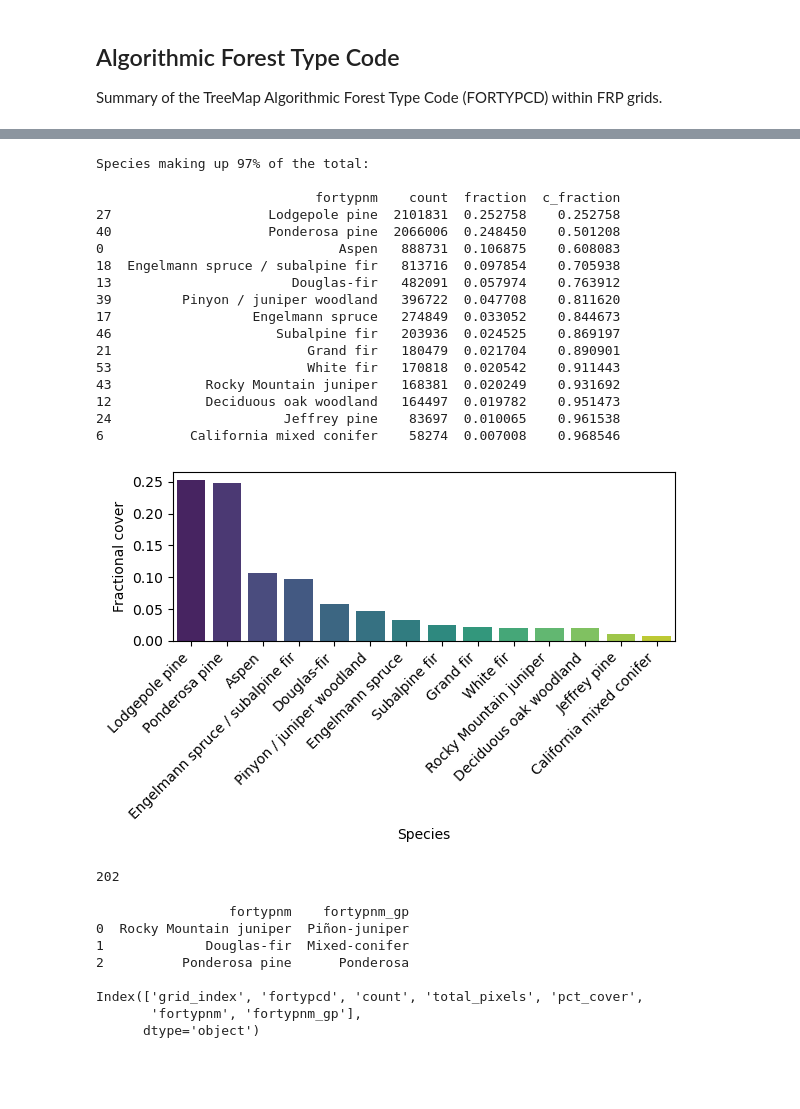
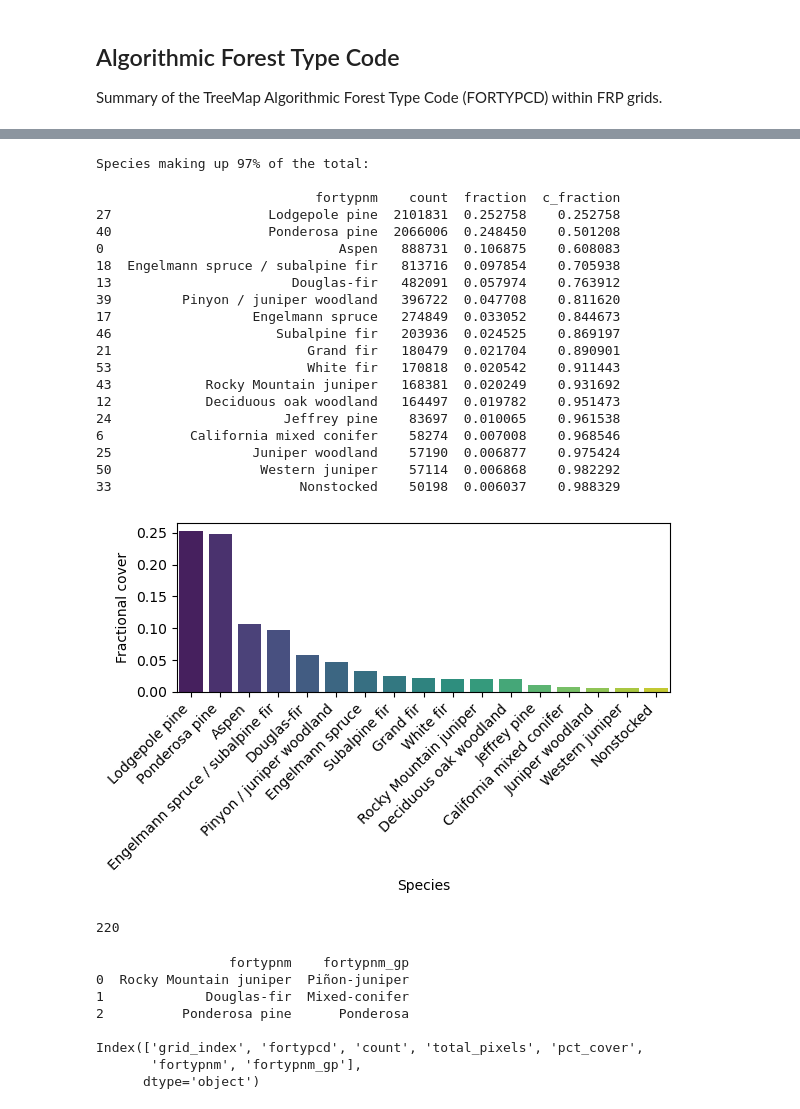
Before and after one commit to natshoff/aspen-fire-fork, a Jupyter notebook: Aim2/code/Python/04b_TreeMap_FIA-FORTYPCD.ipynb, the cells around one changed output, grey strips where cells are left out. Saved outputs shown, nothing was run; the diff lists cells and outputs as text; code cells hidden in the pictures; blank space fills up the shorter version.

```diff
--- a/Aim2/code/Python/04b_TreeMap_FIA-FORTYPCD.ipynb
+++ b/Aim2/code/Python/04b_TreeMap_FIA-FORTYPCD.ipynb
@@ -188,39 +208,42 @@ spp_pr['fraction'] = spp_pr['count'] / spp_pr['count'].sum()
 spp_pr = spp_pr.sort_values(by='fraction', ascending=False)
 # which species make up 97% of observations?
 spp_pr['c_fraction'] = spp_pr['fraction'].cumsum()
-top_species = spp_pr[spp_pr['c_fraction'] <= 0.97]
+top_species = spp_pr[spp_pr['c_fraction'] <= 0.99]
 print(f"\n\nSpecies making up 97% of the total: \n\n{top_species}\n\n")
 
 # plot it
 plt.figure(figsize=(6, 4))
 sns.barplot(data=top_species, x='fortypnm', y='fraction', palette='viridis')
 plt.xlabel('Species')
 plt.ylabel('Fractional cover')
 plt.xticks(rotation=45, ha='right')
 plt.tight_layout()
 plt.show()
 
 # clean up
 del fortyp, spp_pr
 gc.collect()
 # %% [output]
 Species making up 97% of the total:
 
                             fortypnm    count  fraction  c_fraction
 27                    Lodgepole pine  2101831  0.252758    0.252758
 40                    Ponderosa pine  2066006  0.248450    0.501208
 0                              Aspen   888731  0.106875    0.608083
 18  Engelmann spruce / subalpine fir   813716  0.097854    0.705938
 13                       Douglas-fir   482091  0.057974    0.763912
 39         Pinyon / juniper woodland   396722  0.047708    0.811620
 17                  Engelmann spruce   274849  0.033052    0.844673
 46                     Subalpine fir   203936  0.024525    0.869197
 21                         Grand fir   180479  0.021704    0.890901
 53                         White fir   170818  0.020542    0.911443
 43            Rocky Mountain juniper   168381  0.020249    0.931692
 12            Deciduous oak woodland   164497  0.019782    0.951473
 24                      Jeffrey pine    83697  0.010065    0.961538
 6           California mixed conifer    58274  0.007008    0.968546
+25                  Juniper woodland    57190  0.006877    0.975424
+50                   Western juniper    57114  0.006868    0.982292
+33                        Nonstocked    50198  0.006037    0.988329
-[figure, old version]
+[figure, new version]
-202
+220
 # %%
```
Also changed, not shown: parts of 19 cells of this notebook, 38 other files.
